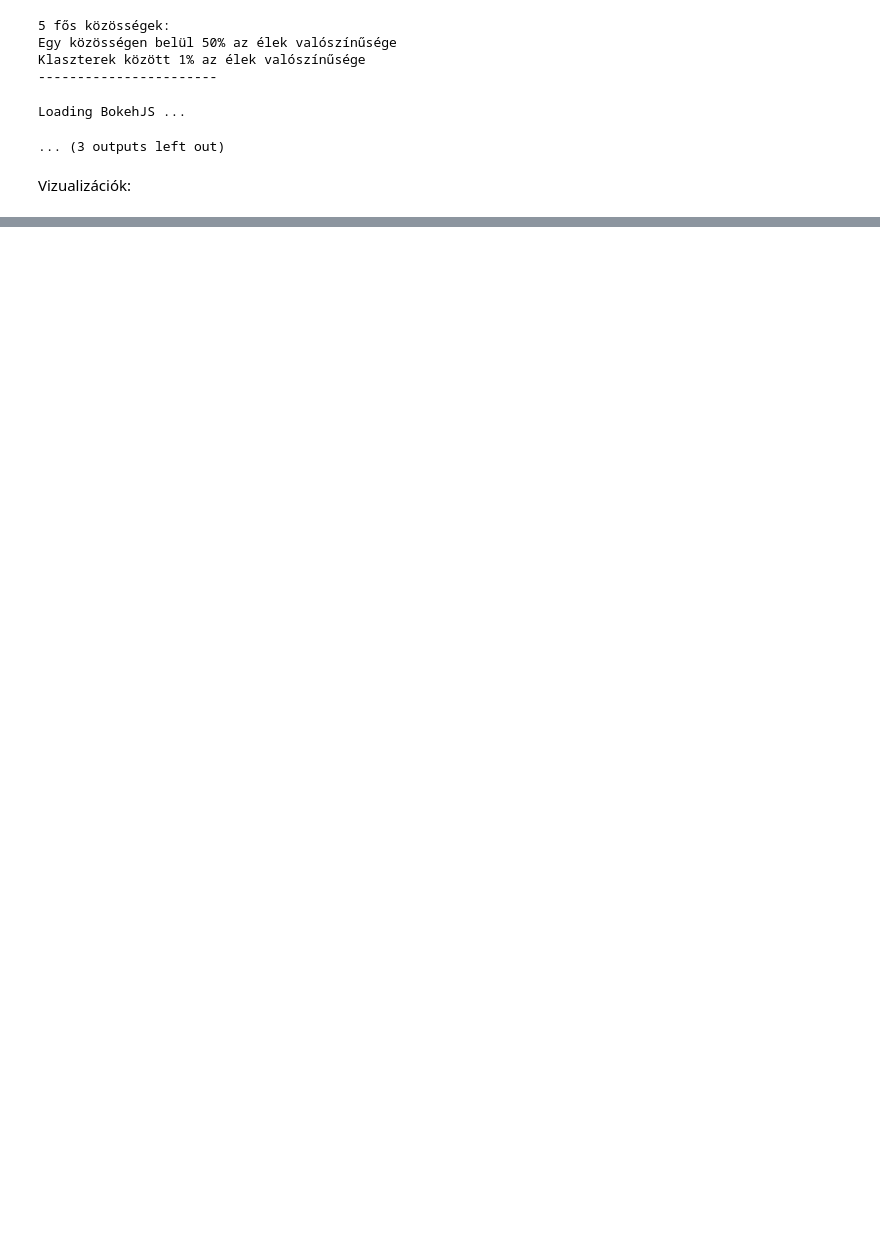
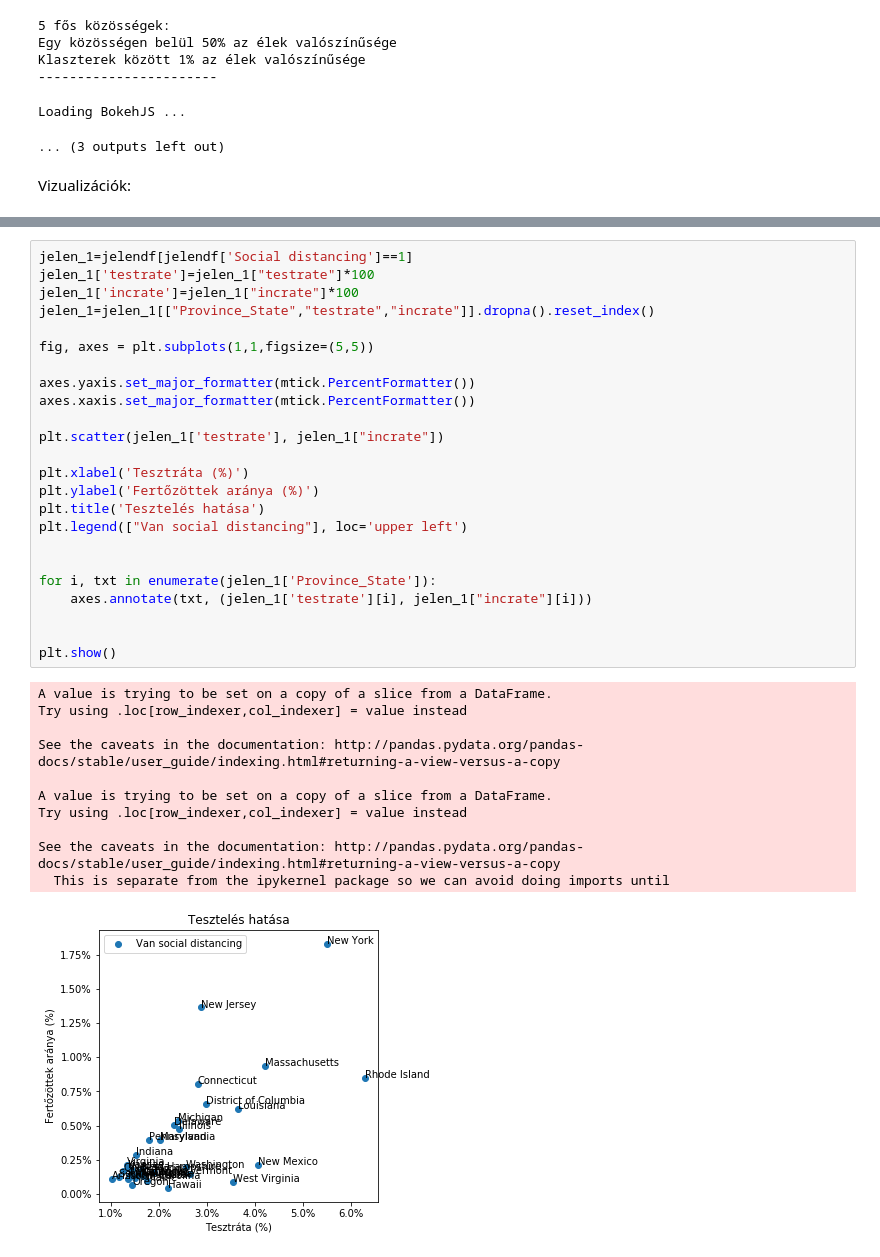
Before and after one commit to peteranagy/COVID_US, a Jupyter notebook: Házi_network.ipynb, the cells around one changed output, grey strips where cells are left out. Cells and saved outputs as stored; diff of their text form; blank space fills up the shorter version.

```diff
--- a/Házi_network.ipynb
+++ b/Házi_network.ipynb
@@ -159,0 +192,36 @@ jelendf['Population']
+# %%
+jelen_1=jelendf[jelendf['Social distancing']==1]
+jelen_1['testrate']=jelen_1["testrate"]*100
+jelen_1['incrate']=jelen_1["incrate"]*100
+jelen_1=jelen_1[["Province_State","testrate","incrate"]].dropna().reset_index()
+
+fig, axes = plt.subplots(1,1,figsize=(5,5))
+
+axes.yaxis.set_major_formatter(mtick.PercentFormatter())
+axes.xaxis.set_major_formatter(mtick.PercentFormatter())
+
+plt.scatter(jelen_1['testrate'], jelen_1["incrate"])
+
+plt.xlabel('Tesztráta (%)')
+plt.ylabel('Fertőzöttek aránya (%)')
+plt.title('Tesztelés hatása')
+plt.legend(["Van social distancing"], loc='upper left')
+
+
+for i, txt in enumerate(jelen_1['Province_State']):
+    axes.annotate(txt, (jelen_1['testrate'][i], jelen_1["incrate"][i]))
+
+
+plt.show()
+# %% [output]
+A value is trying to be set on a copy of a slice from a DataFrame.
+Try using .loc[row_indexer,col_indexer] = value instead
+
+See the caveats in the documentation: http://pandas.pydata.org/pandas-docs/stable/user_guide/indexing.html#returning-a-view-versus-a-copy
+
+A value is trying to be set on a copy of a slice from a DataFrame.
+Try using .loc[row_indexer,col_indexer] = value instead
+
+See the caveats in the documentation: http://pandas.pydata.org/pandas-docs/stable/user_guide/indexing.html#returning-a-view-versus-a-copy
+  This is separate from the ipykernel package so we can avoid doing imports until
+[figure, added]
```
Also changed, not shown: parts of 18 cells of this notebook, 3 other files.
